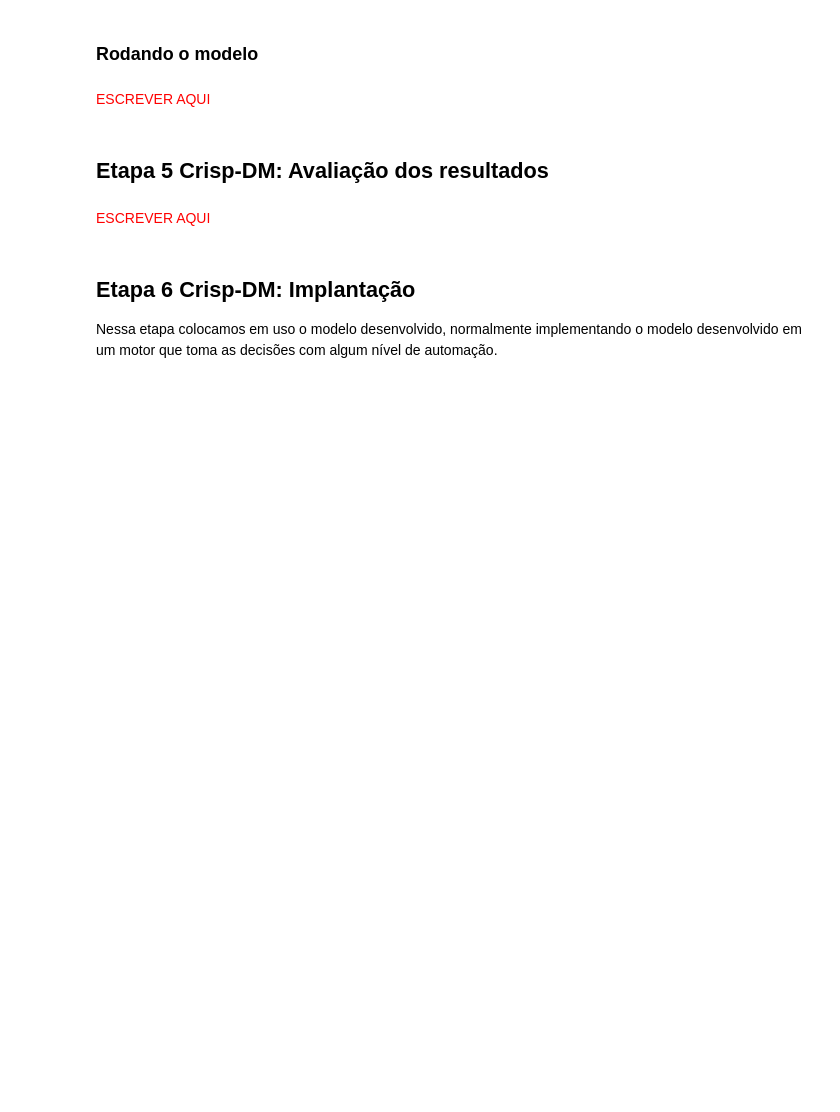
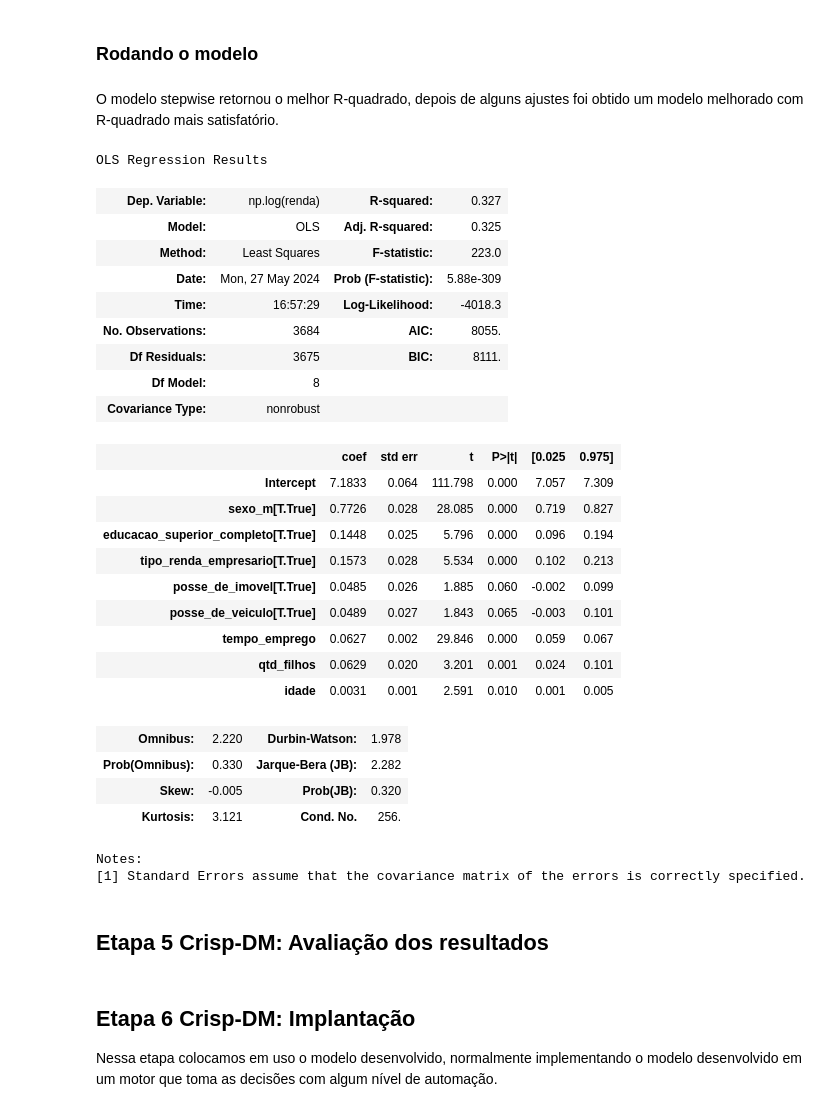
Before and after one commit to piresthiago10/estudos_data_science, a Jupyter notebook: modulo_16_encadeamento_metodos/projeto 2/projeto-2.ipynb, the cells around one changed output. Drawn from its saved outputs; the diff is of its cells as text; code cells hidden in the pictures; blank space fills up the shorter version.

```diff
--- a/modulo_16_encadeamento_metodos/projeto 2/projeto-2.ipynb
+++ b/modulo_16_encadeamento_metodos/projeto 2/projeto-2.ipynb
@@ -352,0 +363,14 @@ renda_original_dummies.head(1).to_dict()
+# %%
+def clean_column_name(col_name):
+    # Remove acentos e caracteres especiais
+    col_name = unidecode(col_name)
+    # Converte para minúsculas
+    col_name = col_name.lower()
+    # Substitui espaços por underscores
+    col_name = col_name.replace(' ', '_')
+    return col_name
+
+# Aplica a função a todas as colunas do DataFrame
+renda_original_dummies.columns = [clean_column_name(col) for col in renda_original_dummies.columns]
+
+renda_original_dummies.columns
@@ -361,11 +614,50 @@ Nessa etapa que realizaremos a construção do modelo. Os passos típicos são:
 # %% [markdown]
 ### Rodando o modelo
-# %% [markdown]
-<span style="color:red">ESCREVER AQUI</span>
+# %% [markdown]
+O modelo stepwise retornou o melhor R-quadrado, depois de alguns ajustes foi obtido um modelo melhorado com R-quadrado mais satisfatório.
+# %%
+modelo = """np.log(renda) ~ tempo_emprego
++ sexo_m
++ educacao_superior_completo
++ tipo_renda_empresario
++ qtd_filhos
++ idade
++ posse_de_imovel
++ posse_de_veiculo
+"""
+
+# modelo = 'np.log(renda) ~ tempo_emprego + sexo_m + posse_de_imovel + idade'
+reg = smf.ols(modelo, data=df_test).fit()
+reg.summary()
+# %% [output]
+OLS Regression Results
+| Dep. Variable: | np.log(renda) | R-squared: | 0.327 |
+| Model: | OLS | Adj. R-squared: | 0.325 |
+| Method: | Least Squares | F-statistic: | 223.0 |
+| Date: | Mon, 27 May 2024 | Prob (F-statistic): | 5.88e-309 |
+| Time: | 16:57:29 | Log-Likelihood: | -4018.3 |
+| No. Observations: | 3684 | AIC: | 8055. |
+| Df Residuals: | 3675 | BIC: | 8111. |
+| Df Model: | 8 |  |  |
+| Covariance Type: | nonrobust |  |  |
+|  | coef | std err | t | P>|t| | [0.025 | 0.975] |
+| Intercept | 7.1833 | 0.064 | 111.798 | 0.000 | 7.057 | 7.309 |
+| sexo_m[T.True] | 0.7726 | 0.028 | 28.085 | 0.000 | 0.719 | 0.827 |
+| educacao_superior_completo[T.True] | 0.1448 | 0.025 | 5.796 | 0.000 | 0.096 | 0.194 |
+| tipo_renda_empresario[T.True] | 0.1573 | 0.028 | 5.534 | 0.000 | 0.102 | 0.213 |
+| posse_de_imovel[T.True] | 0.0485 | 0.026 | 1.885 | 0.060 | -0.002 | 0.099 |
+| posse_de_veiculo[T.True] | 0.0489 | 0.027 | 1.843 | 0.065 | -0.003 | 0.101 |
+| tempo_emprego | 0.0627 | 0.002 | 29.846 | 0.000 | 0.059 | 0.067 |
+| qtd_filhos | 0.0629 | 0.020 | 3.201 | 0.001 | 0.024 | 0.101 |
+| idade | 0.0031 | 0.001 | 2.591 | 0.010 | 0.001 | 0.005 |
+| Omnibus: | 2.220 | Durbin-Watson: | 1.978 |
+| Prob(Omnibus): | 0.330 | Jarque-Bera (JB): | 2.282 |
+| Skew: | -0.005 | Prob(JB): | 0.320 |
+| Kurtosis: | 3.121 | Cond. No. | 256. |
+Notes:
+[1] Standard Errors assume that the covariance matrix of the errors is correctly specified.
 # %% [markdown]
 ## Etapa 5 Crisp-DM: Avaliação dos resultados
-# %% [markdown]
-<span style="color:red">ESCREVER AQUI</span>
 # %% [markdown]
 ## Etapa 6 Crisp-DM: Implantação
 Nessa etapa colocamos em uso o modelo desenvolvido, normalmente implementando o modelo desenvolvido em um motor que toma as decisões com algum nível de automação.
```
Also changed, not shown: parts of 8 cells of this notebook.
